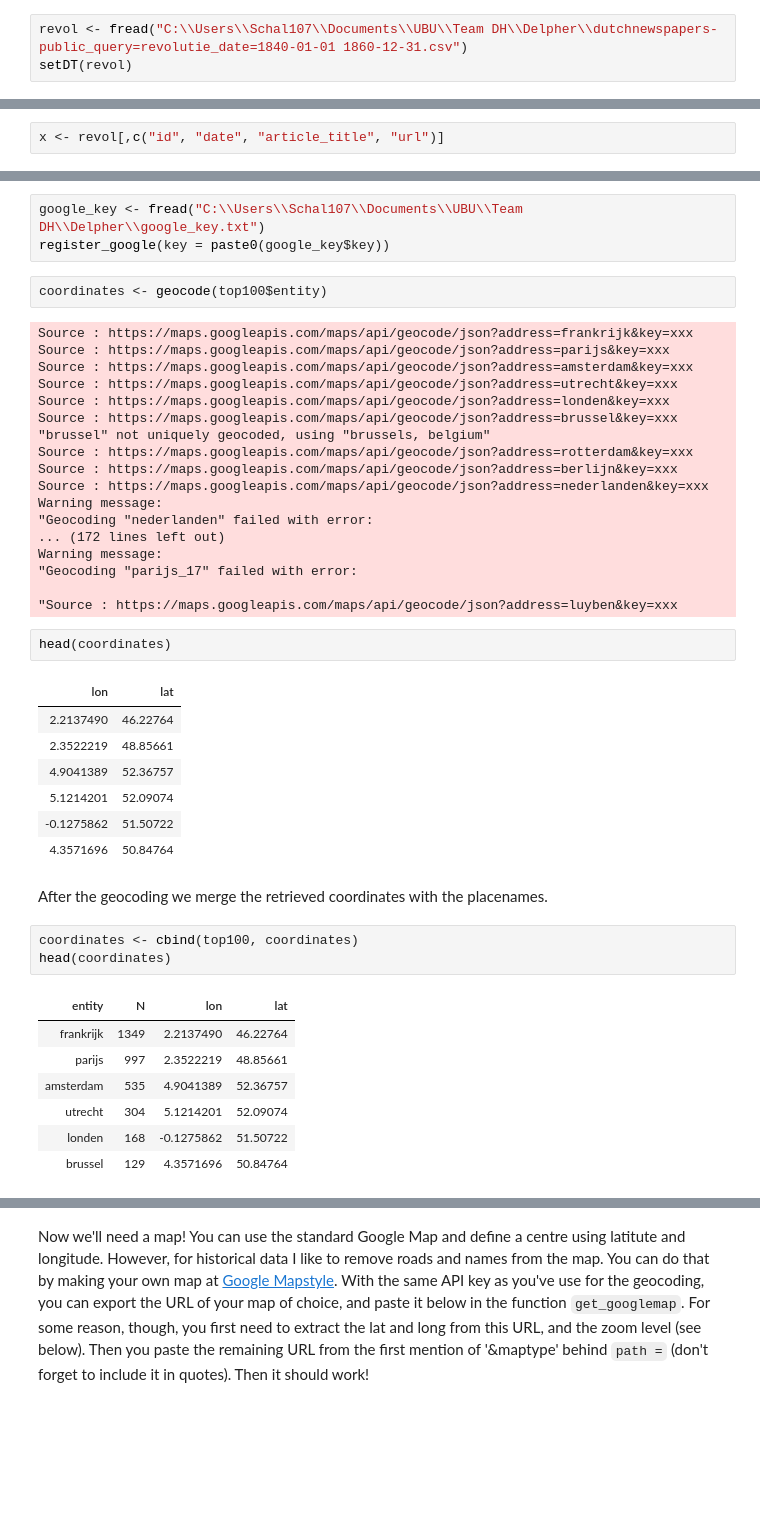
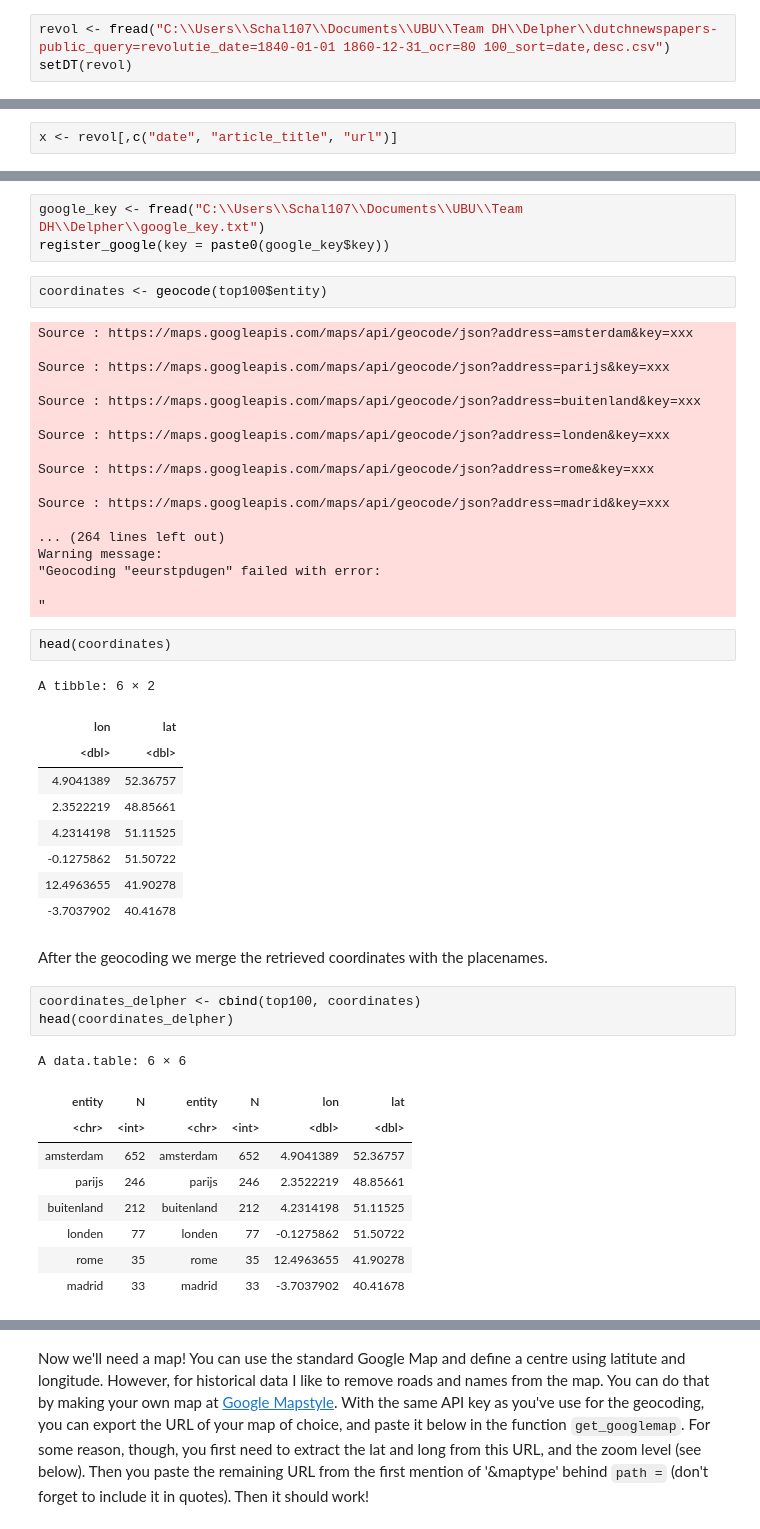
Before and after one commit to RubenSchalk/textcorpora, a Jupyter notebook: delpher.ipynb, the cells around one changed output, grey strips where cells are left out. Cells and saved outputs as stored; diff of their text form; blank space fills up the shorter version.

```diff
--- a/delpher.ipynb
+++ b/delpher.ipynb
@@ -24,4 +32,4 @@ Load the dataset (currently locally stored)
 # %%
-revol <- fread("C:\\Users\\Schal107\\Documents\\UBU\\Team DH\\Delpher\\dutchnewspapers-public_query=revolutie_date=1840-01-01 1860-12-31.csv")
+revol <- fread("C:\\Users\\Schal107\\Documents\\UBU\\Team DH\\Delpher\\dutchnewspapers-public_query=revolutie_date=1840-01-01 1860-12-31_ocr=80 100_sort=date,desc.csv")
 setDT(revol)
 # %% [markdown]
@@ -41,5 +50,5 @@ colnames(revol)
 # %% [markdown]
 Let's keep only the variables we want to continue to work with. And inspect the first rows of this subset. You'll already notice the mentioning of "FRANKRIJK" (France) and "WEENEN" (Vienna) here.
 # %%
-x <- revol[,c("id", "date", "article_title", "url")]
+x <- revol[,c("date", "article_title", "url")]
 # %%
@@ -113,43 +128,47 @@ register_google(key = paste0(google_key$key))
 # %%
 coordinates <- geocode(top100$entity)
 # %% [output]
-Source : https://maps.googleapis.com/maps/api/geocode/json?address=frankrijk&key=xxx
+Source : https://maps.googleapis.com/maps/api/geocode/json?address=amsterdam&key=xxx
+
 Source : https://maps.googleapis.com/maps/api/geocode/json?address=parijs&key=xxx
-Source : https://maps.googleapis.com/maps/api/geocode/json?address=amsterdam&key=xxx
-Source : https://maps.googleapis.com/maps/api/geocode/json?address=utrecht&key=xxx
+
+Source : https://maps.googleapis.com/maps/api/geocode/json?address=buitenland&key=xxx
+
 Source : https://maps.googleapis.com/maps/api/geocode/json?address=londen&key=xxx
-Source : https://maps.googleapis.com/maps/api/geocode/json?address=brussel&key=xxx
-"brussel" not uniquely geocoded, using "brussels, belgium"
-Source : https://maps.googleapis.com/maps/api/geocode/json?address=rotterdam&key=xxx
-Source : https://maps.googleapis.com/maps/api/geocode/json?address=berlijn&key=xxx
-Source : https://maps.googleapis.com/maps/api/geocode/json?address=nederlanden&key=xxx
+
+Source : https://maps.googleapis.com/maps/api/geocode/json?address=rome&key=xxx
+
+Source : https://maps.googleapis.com/maps/api/geocode/json?address=madrid&key=xxx
+
+... (264 lines left out)
 Warning message:
-"Geocoding "nederlanden" failed with error:
-... (172 lines left out)
-Warning message:
-"Geocoding "parijs_17" failed with error:
+"Geocoding "eeurstpdugen" failed with error:
 
-"Source : https://maps.googleapis.com/maps/api/geocode/json?address=luyben&key=xxx
+"
 # %%
 head(coordinates)
 # %% [output]
+A tibble: 6 × 2
 | lon | lat |
-| 2.2137490 | 46.22764 |
+| <dbl> | <dbl> |
+| 4.9041389 | 52.36757 |
 | 2.3522219 | 48.85661 |
-| 4.9041389 | 52.36757 |
-| 5.1214201 | 52.09074 |
+| 4.2314198 | 51.11525 |
 | -0.1275862 | 51.50722 |
-| 4.3571696 | 50.84764 |
+| 12.4963655 | 41.90278 |
+| -3.7037902 | 40.41678 |
 # %% [markdown]
 After the geocoding we merge the retrieved coordinates with the placenames.
 # %%
-coordinates <- cbind(top100, coordinates)
-head(coordinates)
+coordinates_delpher <- cbind(top100, coordinates)
+head(coordinates_delpher)
 # %% [output]
+A data.table: 6 × 6
-| entity | N | lon | lat |
-| frankrijk | 1349 | 2.2137490 | 46.22764 |
-| parijs | 997 | 2.3522219 | 48.85661 |
-| amsterdam | 535 | 4.9041389 | 52.36757 |
-| utrecht | 304 | 5.1214201 | 52.09074 |
-| londen | 168 | -0.1275862 | 51.50722 |
-| brussel | 129 | 4.3571696 | 50.84764 |
+| entity | N | entity | N | lon | lat |
+| <chr> | <int> | <chr> | <int> | <dbl> | <dbl> |
+| amsterdam | 652 | amsterdam | 652 | 4.9041389 | 52.36757 |
+| parijs | 246 | parijs | 246 | 2.3522219 | 48.85661 |
+| buitenland | 212 | buitenland | 212 | 4.2314198 | 51.11525 |
+| londen | 77 | londen | 77 | -0.1275862 | 51.50722 |
+| rome | 35 | rome | 35 | 12.4963655 | 41.90278 |
+| madrid | 33 | madrid | 33 | -3.7037902 | 40.41678 |
```
Also changed, not shown: parts of 31 cells of this notebook, 1 other file.
